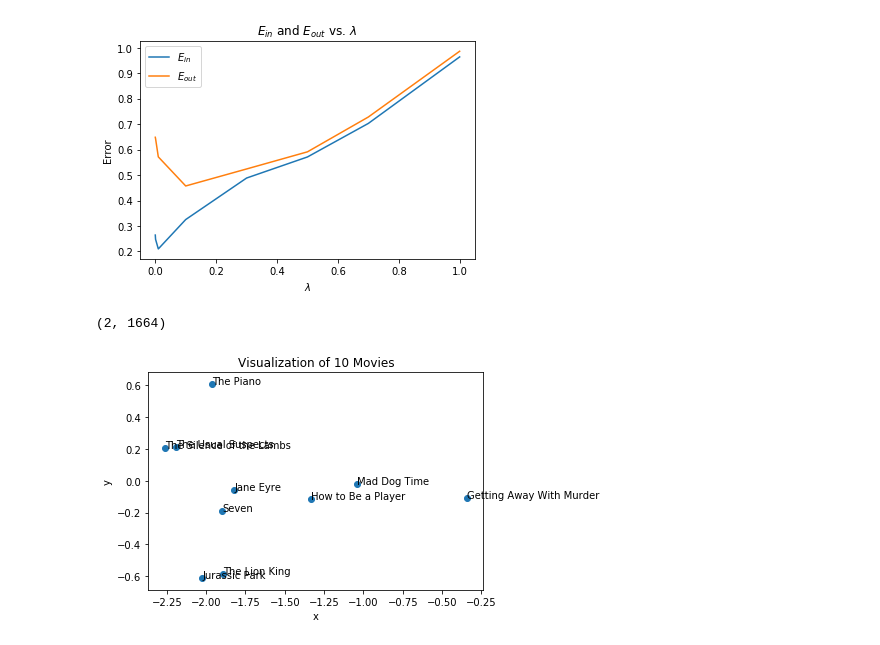
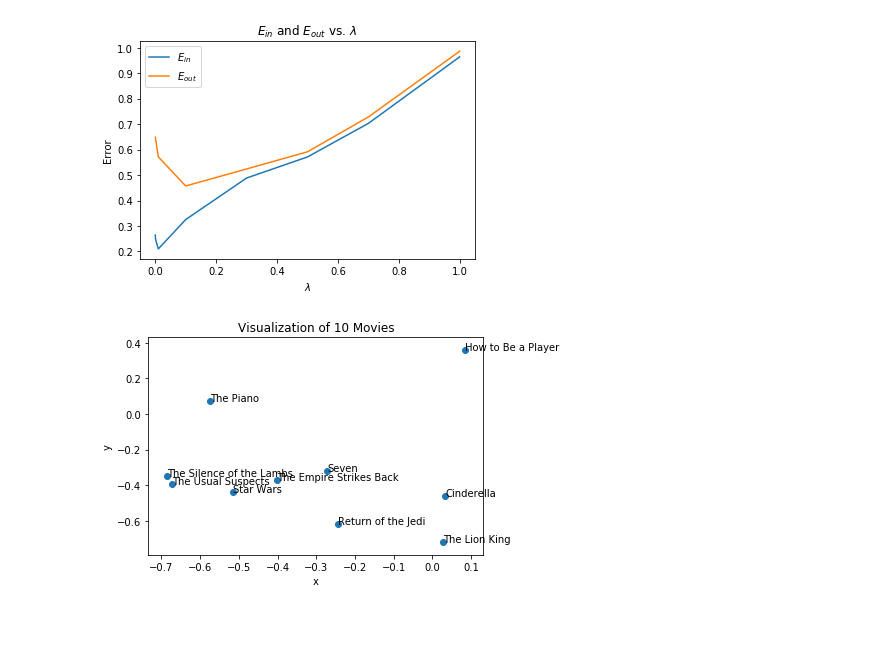
Before and after one commit to amandaliusa/cs155-movielens, a Jupyter notebook: matrix_factorizations_1.ipynb, the cells around one changed output. Saved outputs shown, nothing was run; the diff lists cells and outputs as text; code cells hidden in the pictures.

Commit message:
mean-centering

```diff
--- a/matrix_factorizations_1.ipynb
+++ b/matrix_factorizations_1.ipynb
@@ -165,37 +162,46 @@ A, S, B = np.linalg.svd(V)
+# %%
+# mean-centering
+V_mean = V.mean(axis=1)
+for i in range(N):
+    V[:,i] -= V_mean
+for i in range(M):
+    U[:,i] -= V_mean
+
+# get SVD of V
+A, S, B = np.linalg.svd(V)
 # %%
-# project U, V into two-dimensional space
-U_tilde = np.matmul(A.T[:2], U)
-V_tilde = np.matmul(A.T[:2], V)
+# project U, V into K-dimensional space
+K = 2
+U_tilde = np.matmul(A.T[:K], U)
+V_tilde = np.matmul(A.T[:K], V)
-# %% [output]
-(2, 1664)
 # %%
 # load data from cleaned files
 movies = pd.read_csv('data/movies.csv')
 data = pd.read_csv('data/data.csv')
 # %%
 # visualize any 10 movies
-ids = [11, 12, 71, 82, 98, 333, 578, 734, 1500, 1642]
+ids = [11, 12, 71, 415, 98, 333, 578, 181, 172, 50]
 
-titles = ['Seven', 'The Usual Suspects', 'The Lion King', 'Jurassic Park', 'The Silence of the Lambs', 'How to Be a Player', 'The Piano', 'Jane Eyre', 'Mad Dog Time', 'Getting Away With Murder']
+titles = ['Seven', 'The Usual Suspects', 'The Lion King', 'Cinderella', 'The Silence of the Lambs', 'How to Be a Player', 'The Piano', 'Return of the Jedi', 'The Empire Strikes Back', 'Star Wars']
 
 x = [0]*10
 y = [0]*10
 for i in range(len(ids)):
     x[i] = V_tilde[0][ids[i]-1]
     y[i] = V_tilde[1][ids[i]-1]
 
 fig, ax = plt.subplots()
 plt.scatter(x, y)
 
 for i, txt in enumerate(titles):
     ax.annotate(txt, (x[i], y[i]))
 
 plt.title('Visualization of 10 Movies')
 plt.xlabel('x')
 plt.ylabel('y')
 plt.savefig('matrix_1_a.png')
 # %% [output]
-[figure, old version]
+[figure, new version]
 # %%
 # visualize 10 most popular movies
 pop = data['Movie'].value_counts().head(10).index
```
Also changed, not shown: parts of 7 cells of this notebook, 8 other files.
